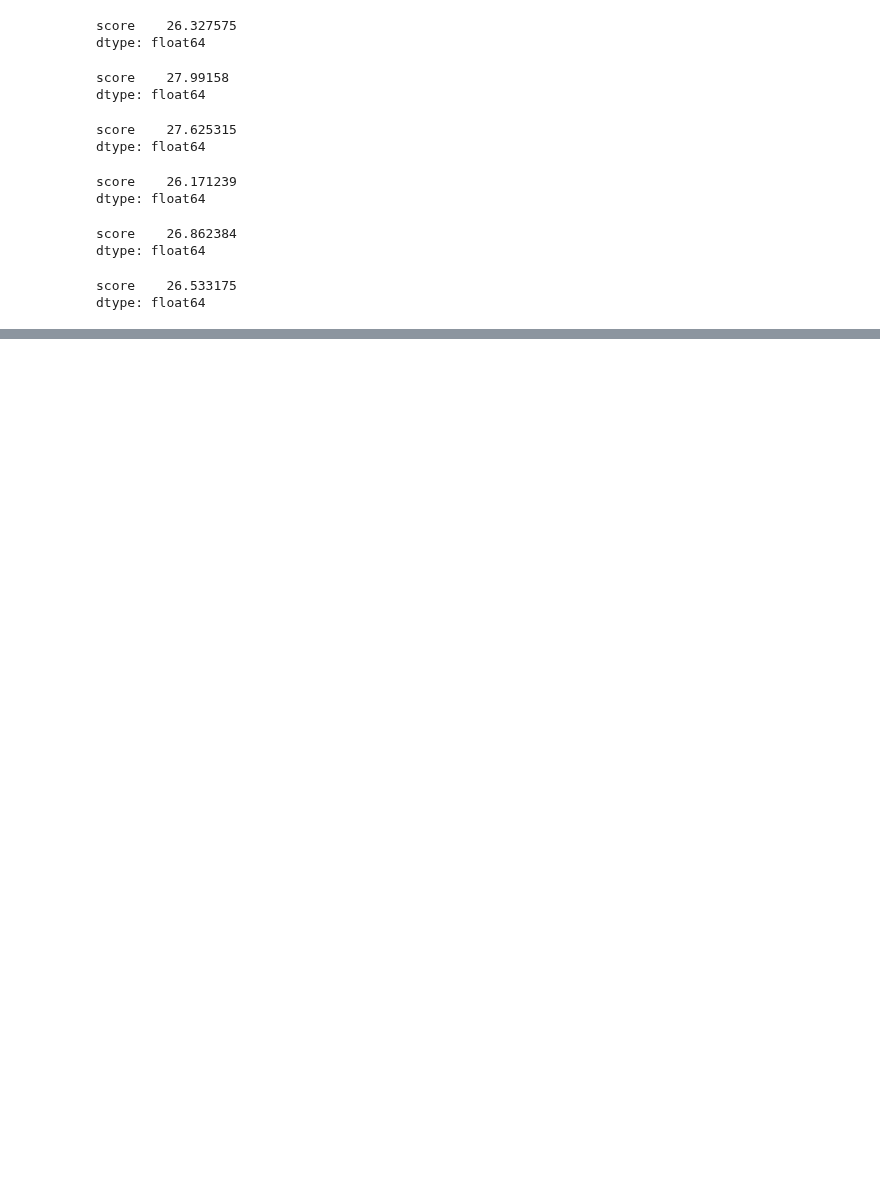
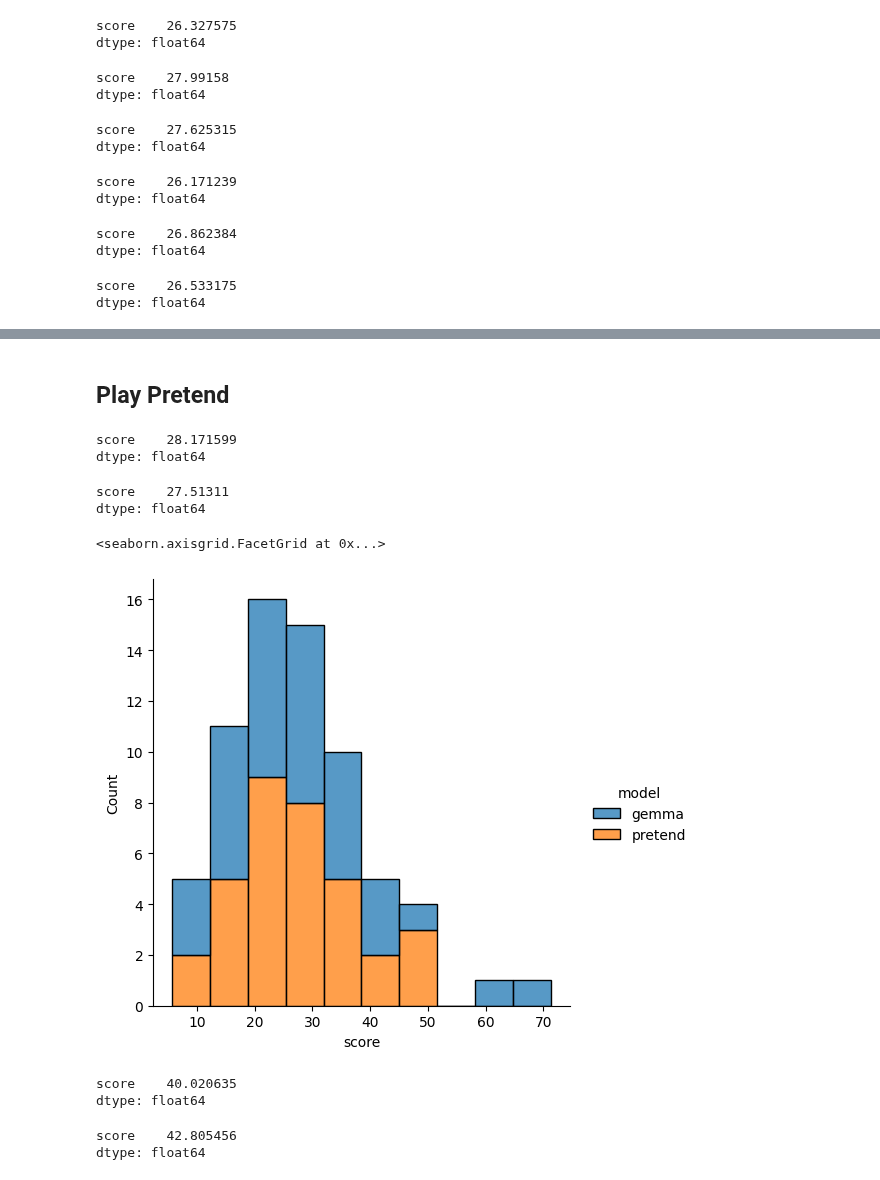
Before and after one commit to swaggirl9000/humor, a Jupyter notebook: notebooks/base_metric_comparison.ipynb, the cells around one changed output, grey strips where cells are left out. Drawn from its saved outputs; the diff is of its cells as text; code cells hidden in the pictures; blank space fills up the shorter version.

Commit message:
pretend act out a role

```diff
--- a/notebooks/base_metric_comparison.ipynb
+++ b/notebooks/base_metric_comparison.ipynb
@@ -1102,0 +1103,2 @@ sns.lineplot(p_vals, x="variable", y="value")
+# %% [markdown]
+## Play Pretend
@@ -1102,0 +1107,36 @@ sns.lineplot(p_vals, x="variable", y="value")
+# %%
+pretend_gemma = pd.read_csv("/home/ada/humor/data/stand_up_dataset/play pretend - Sheet1.csv")
+pretend_gpt = pd.read_csv("/home/ada/humor/data/stand_up_dataset/play pretend chatgpt - Sheet1.csv")
+normal_gpt = pd.read_csv("/home/ada/humor/data/stand_up_dataset/nopretend chatgpt - Sheet1.csv")
+# %%
+gemma_metric = bipartite_metric(model, ground_truth)
+gemma_metric.mean()
+# %% [output]
+score    28.171599
+dtype: float64
+# %%
+pretend_gemma_metric = bipartite_metric(pretend_gemma, ground_truth)
+pretend_gemma_metric.mean()
+# %% [output]
+score    27.51311
+dtype: float64
+# %%
+pretend_gemma = pretend_gemma_metric.assign(model="pretend")
+gemma = gemma_metric.assign(model="gemma")
+df = pd.concat([gemma, pretend_gemma]).reset_index(drop=True)
+sns.displot(df, x="score", hue="model", kind="hist", shrink=1, multiple="stack")
+# %% [output]
+<seaborn.axisgrid.FacetGrid at 0x...>
+[figure, added]
+# %%
+normal_gpt_metric = bipartite_metric(normal_gpt, llm_gt)
+normal_gpt_metric.mean()
+# %% [output]
+score    40.020635
+dtype: float64
+# %%
+pretend_gpt_metric = bipartite_metric(pretend_gpt, llm_gt)
+pretend_gpt_metric.mean()
+# %% [output]
+score    42.805456
+dtype: float64
```
Also changed, not shown: parts of 8 cells of this notebook, 4 other files.
